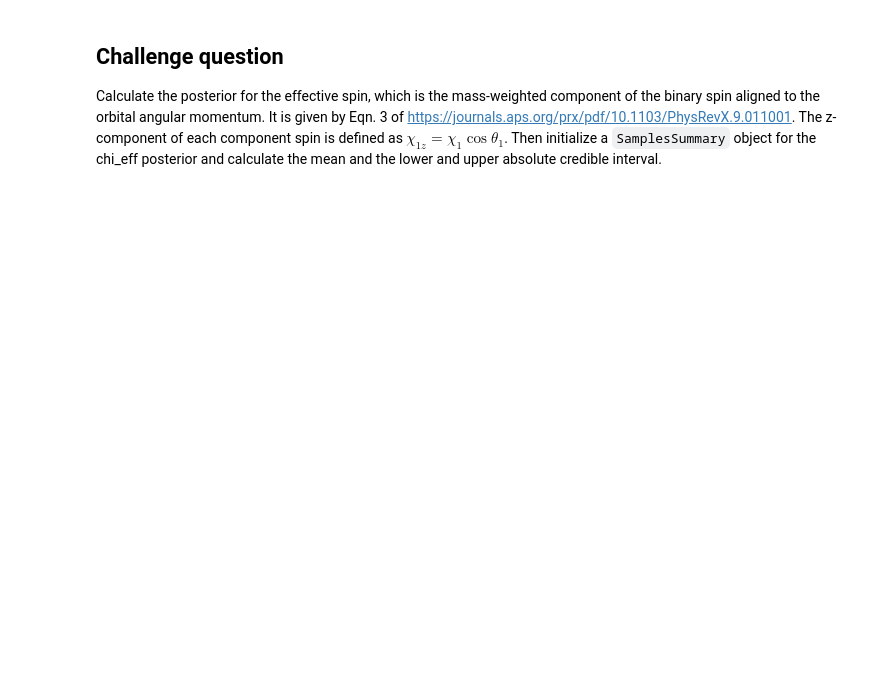
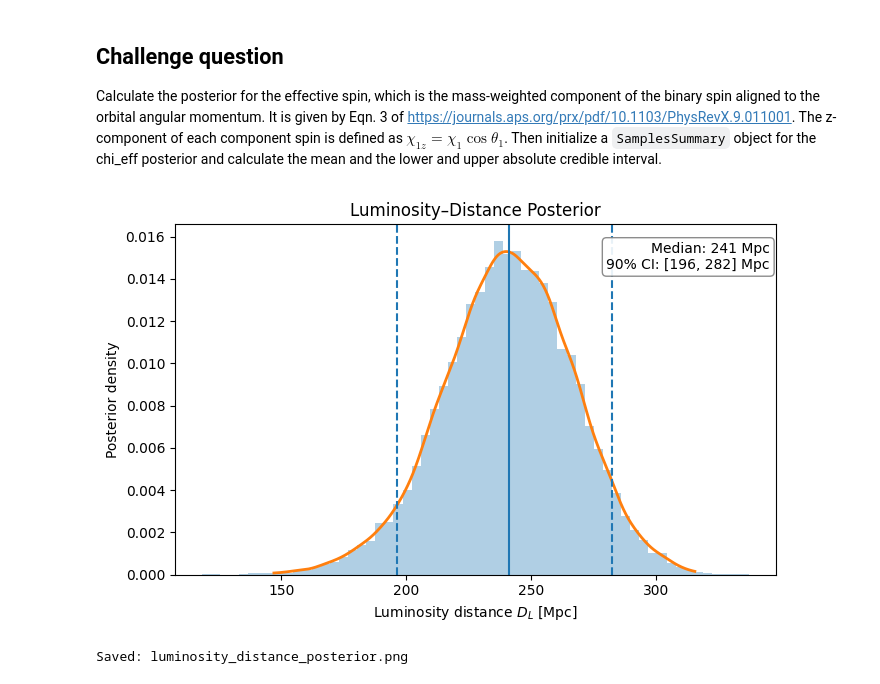
Before and after one commit to saatour/GW170817, a Jupyter notebook: GW190817_Corners.ipynb, the cells around one changed output. Saved outputs shown, nothing was run; the diff lists cells and outputs as text; code cells hidden in the pictures; blank space fills up the shorter version.

```diff
--- a/GW190817_Corners.ipynb
+++ b/GW190817_Corners.ipynb
@@ -170,3 +236,56 @@ The 90% confidence interval for the chirp mass is 29.65587710846462 - 32.9732455
 # %% [markdown]
 ## Challenge question
 Calculate the posterior for the effective spin, which is the mass-weighted component of the binary spin aligned to the orbital angular momentum. It is given by Eqn. 3 of https://journals.aps.org/prx/pdf/10.1103/PhysRevX.9.011001. The z-component of each component spin is defined as $\chi_{1z} = \chi_{1}\cos{\theta_{1}}$. Then initialize a `SamplesSummary` object for the chi_eff posterior and calculate the mean and the lower and upper absolute credible interval.
+# %%
+# Luminosity-distance posterior: histogram + KDE + annotated credible interval
+import numpy as np
+import matplotlib.pyplot as plt
+from scipy.stats import gaussian_kde
+
+# --- pull distances in Mpc (GWTC-2 may use 'luminosity_distance')
+col = "luminosity_distance_Mpc" if "luminosity_distance_Mpc" in samples.columns else "luminosity_distance"
+if col not in samples.columns:
+    raise KeyError("No luminosity distance column found (looked for 'luminosity_distance_Mpc' and 'luminosity_distance').")
+
+d = np.asarray(samples[col], dtype=float)
+d = d[np.isfinite(d)]
+
+# --- summary stats
+lo, med, hi = np.percentile(d, [5, 50, 95])
+
+# --- kde
+kde = gaussian_kde(d)
+xmin, xmax = np.percentile(d, [0.1, 99.9])
+x = np.linspace(max(1e-6, xmin), xmax, 800)
+y = kde(x)
+
+# --- plot
+plt.figure(figsize=(7,4.5))
+# histogram (density) – default color, no seaborn
+plt.hist(d, bins=60, density=True, alpha=0.35)
+# kde line
+plt.plot(x, y, linewidth=2)
+
+# vertical lines for 5%, 50%, 95%
+for val, ls in [(lo, "--"), (med, "-"), (hi, "--")]:
+    plt.axvline(val, linestyle=ls, linewidth=1.5)
+
+# labels & title (use raw strings to avoid LaTeX escapes issues)
+plt.xlabel(r"Luminosity distance $D_L$ [Mpc]")
+plt.ylabel("Posterior density")
+plt.title(r"Luminosity–Distance Posterior")
+
+# annotation box
+txt = (rf"Median: {med:.0f} Mpc" "\n"
+       rf"90% CI: [{lo:.0f}, {hi:.0f}] Mpc")
+plt.text(0.99, 0.95, txt, ha="right", va="top", transform=plt.gca().transAxes,
+         bbox=dict(boxstyle="round,pad=0.3", fc="white", ec="0.5", alpha=0.9), fontsize=10)
+
+plt.tight_layout()
+plt.savefig("luminosity_distance_posterior.png", dpi=300, bbox_inches="tight")
+plt.show()
+
+print("Saved: luminosity_distance_posterior.png")
+# %% [output]
+[figure, added]
+Saved: luminosity_distance_posterior.png
```
Also changed, not shown: parts of 33 cells of this notebook.
